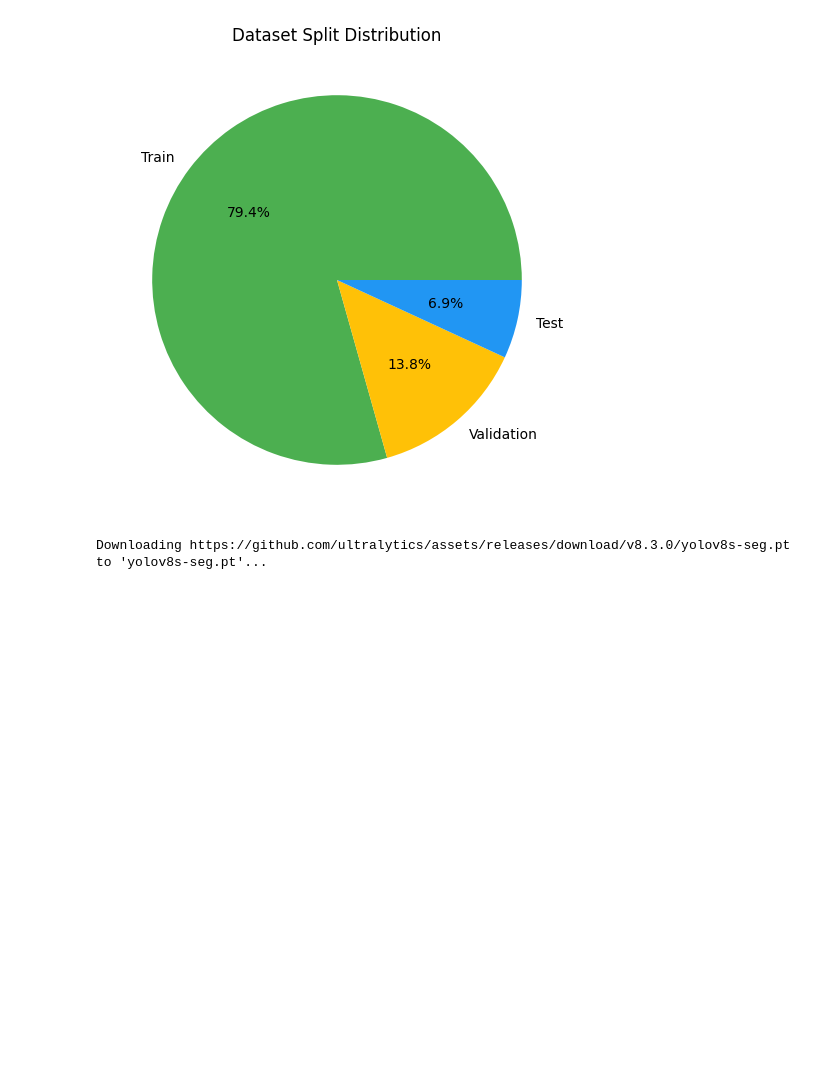
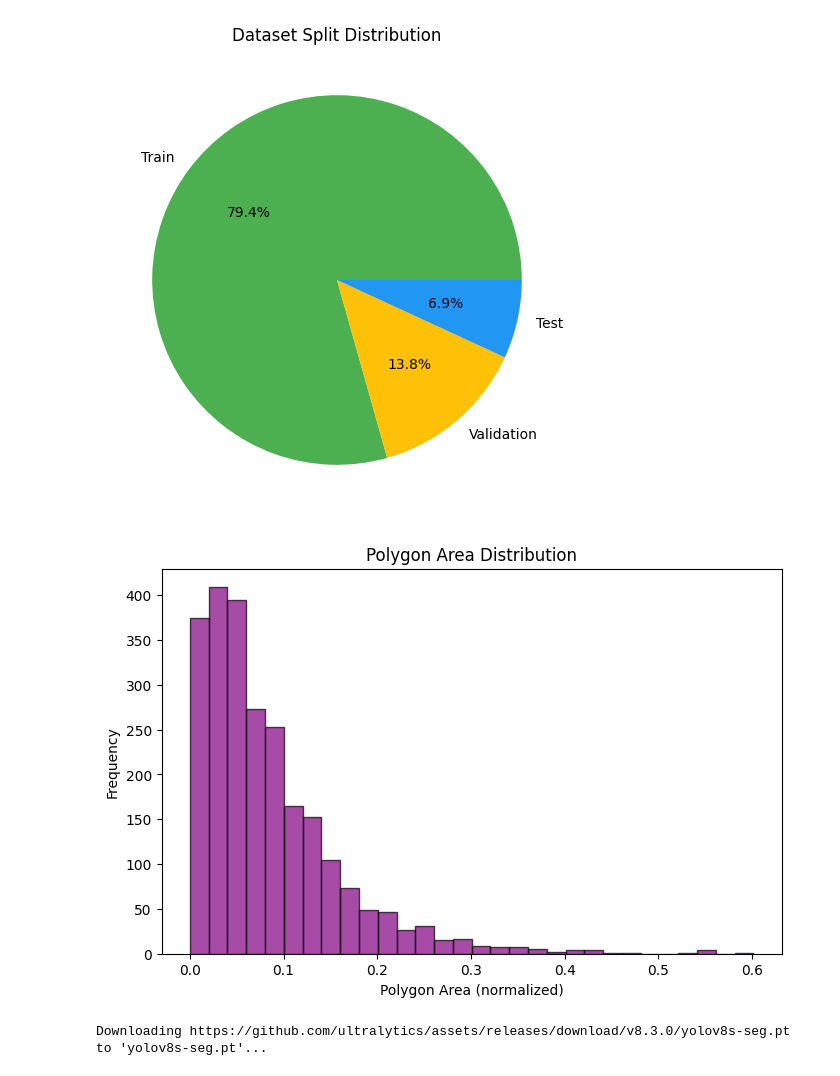
Before and after one commit to murad-02/farmland_seg_v4, a Jupyter notebook: notebooks/train.ipynb, the cells around one changed output. Cells and saved outputs as stored; diff of their text form; code cells hidden in the pictures; blank space fills up the shorter version.

```diff
--- a/notebooks/train.ipynb
+++ b/notebooks/train.ipynb
@@ -149,6 +149,29 @@ plt.title("Dataset Split Distribution")
 plt.show()
 # %% [output]
 [figure]
+# %%
+import matplotlib.pyplot as plt
+
+areas = []
+for label_file in os.listdir(label_dir):
+    with open(os.path.join(label_dir, label_file), "r") as f:
+        for line in f.readlines():
+            parts = line.strip().split()
+            poly = np.array(parts[1:], dtype=np.float32).reshape(-1, 2)
+            # Approx polygon area (normalized, so relative to image size)
+            x = poly[:,0]
+            y = poly[:,1]
+            area = 0.5*np.abs(np.dot(x, np.roll(y,1)) - np.dot(y, np.roll(x,1)))
+            areas.append(area)
+
+plt.figure(figsize=(8,5))
+plt.hist(areas, bins=30, color="purple", edgecolor="black", alpha=0.7)
+plt.xlabel("Polygon Area (normalized)")
+plt.ylabel("Frequency")
+plt.title("Polygon Area Distribution")
+plt.show()
+# %% [output]
+[figure, added]
 # %%
 from ultralytics import YOLO
 
```
